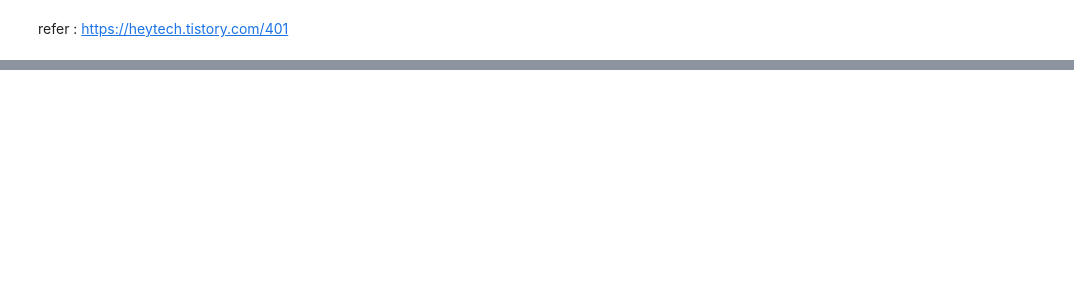
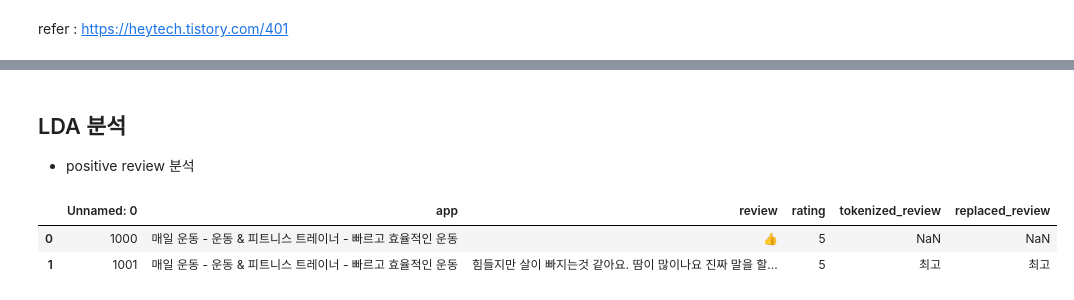
Before and after one commit to aabchyein/study_data_analystics, a Jupyter notebook: codes/NLP/healthapp_review_LDA.ipynb, the cells around one changed output, grey strips where cells are left out. Cells and saved outputs as stored; diff of their text form; code cells hidden in the pictures; blank space fills up the shorter version.

```diff
--- a/codes/NLP/healthapp_review_LDA.ipynb
+++ b/codes/NLP/healthapp_review_LDA.ipynb
@@ -185,0 +113,10 @@ df_review_negative[:3]
+# %% [markdown]
+## LDA 분석
+- positive review 분석
+# %%
+df_review_positive = pd.read_csv('./review_positive.csv')
+df_review_positive[:2]
+# %% [output]
+|  | Unnamed: 0 | app | review | rating | tokenized_review | replaced_review |
+| 0 | 1000 | 매일 운동 - 운동 & 피트니스 트레이너 - 빠르고 효율적인 운동 | 👍 | 5 | NaN | NaN |
+| 1 | 1001 | 매일 운동 - 운동 & 피트니스 트레이너 - 빠르고 효율적인 운동 | 힘들지만 살이 빠지는것 같아요. 땀이 많이나요 진짜 말을 할... | 5 | 최고 | 최고 |
```
Also changed, not shown: parts of 59 cells of this notebook.
